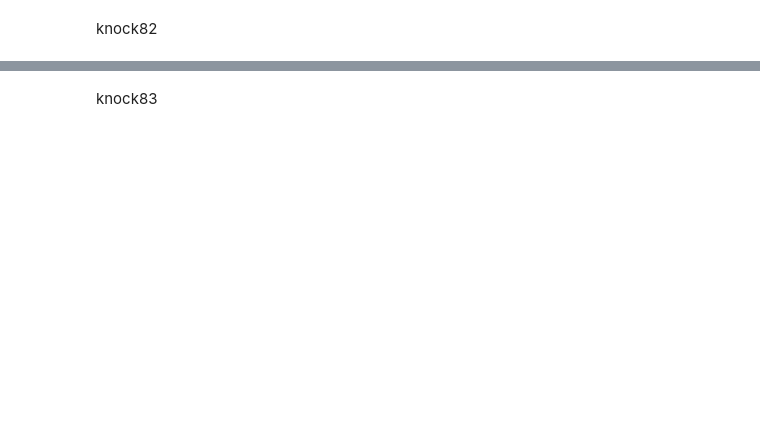
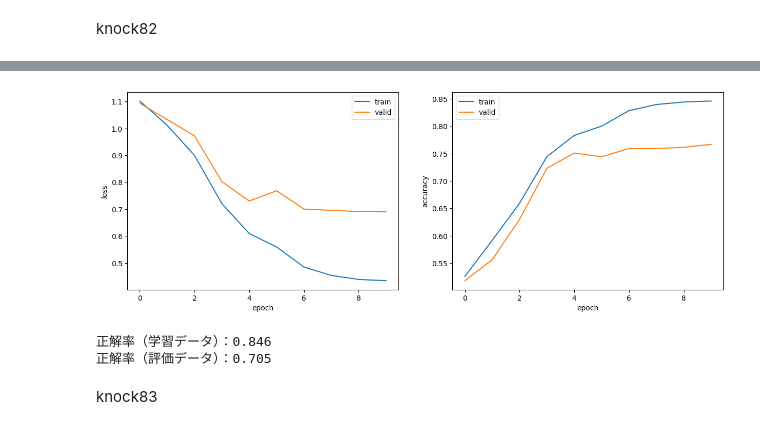
Before and after one commit to tmu-nlp/100knock2023, a Jupyter notebook: hironori/chapter09/chapter09.ipynb, the cells around one changed output, grey strips where cells are left out. Cells and saved outputs as stored; diff of their text form; code cells hidden in the pictures; blank space fills up the shorter version.

```diff
--- a/hironori/chapter09/chapter09.ipynb
+++ b/hironori/chapter09/chapter09.ipynb
@@ -64,5 +72,2 @@ test = train_test.query('flg == "test"')
 # %% [markdown]
 knock81
-# %%
-label = {"b":0, "t":1, "e":2, "m":3}
-train["CATEGORY"] = train["CATEGORY"].map(label)
@@ -127,18 +147,2 @@ tensor([[0.3211, 0.3112, 0.2228, 0.1449]], grad_fn=<SoftmaxBackward0>)
 # %% [markdown]
 knock82
-# %%
-class RNN(nn.Module):
-  def __init__(self, vocab_size, emb_dim=300, hidden_size=50, output_size=4):
-    super().__init__()
-    self.emb = nn.Embedding(vocab_size, emb_dim, padding_idx=0)
-    self.rnn = nn.RNN(input_size=emb_dim, hidden_size=hidden_size, num_layers=1, nonlinearity="tanh", bias=True, batch_first=True)
-    self.fc = nn.Linear(in_features=hidden_size, out_features=output_size, bias=True)
-    self.softmax = nn.Softmax(dim=1)
-
-  def forward(self, x, h_0=None):
-    x = self.emb(x)
-    x, h_t = self.rnn(x, h_0)
-    x = x[:, -1, :]
-    x = self.fc(x)
-    x = self.softmax(x)
-    return x
@@ -279,0 +233,24 @@ KeyError: ignored
+# %%
+VOCAB_SIZE = len(set(word2id.values())) + 1
+EMB_SIZE = 300
+PADDING_IDX = len(set(word2id.values()))
+OUTPUT_SIZE = 4
+HIDDEN_SIZE = 50
+LEARNING_RATE = 1e-3
+BATCH_SIZE = 1
+NUM_EPOCHS = 10
+
+model = RNN(VOCAB_SIZE, EMB_SIZE, PADDING_IDX, OUTPUT_SIZE, HIDDEN_SIZE)
+
+criterion = nn.CrossEntropyLoss()
+optimizer = torch.optim.SGD(model.parameters(), lr=LEARNING_RATE)
+
+log = train_model(dataset_train, dataset_valid, BATCH_SIZE, model, criterion, optimizer, NUM_EPOCHS)
+
+visualize_logs(log)
+
+_, acc_train = calculate_loss_and_accuracy(model, dataset_train)
+_, acc_test = calculate_loss_and_accuracy(model, dataset_test)
+print(f'正解率（学習データ）：{acc_train:.3f}')
+print(f'正解率（評価データ）：{acc_test:.3f}')
+# %% [output]
@@ -280,2 +267,5 @@ KeyError: ignored
+[figure, added]
+正解率（学習データ）：0.846
+正解率（評価データ）：0.705
 # %% [markdown]
 knock83
```
Also changed, not shown: parts of 35 cells of this notebook, 4 other files.
